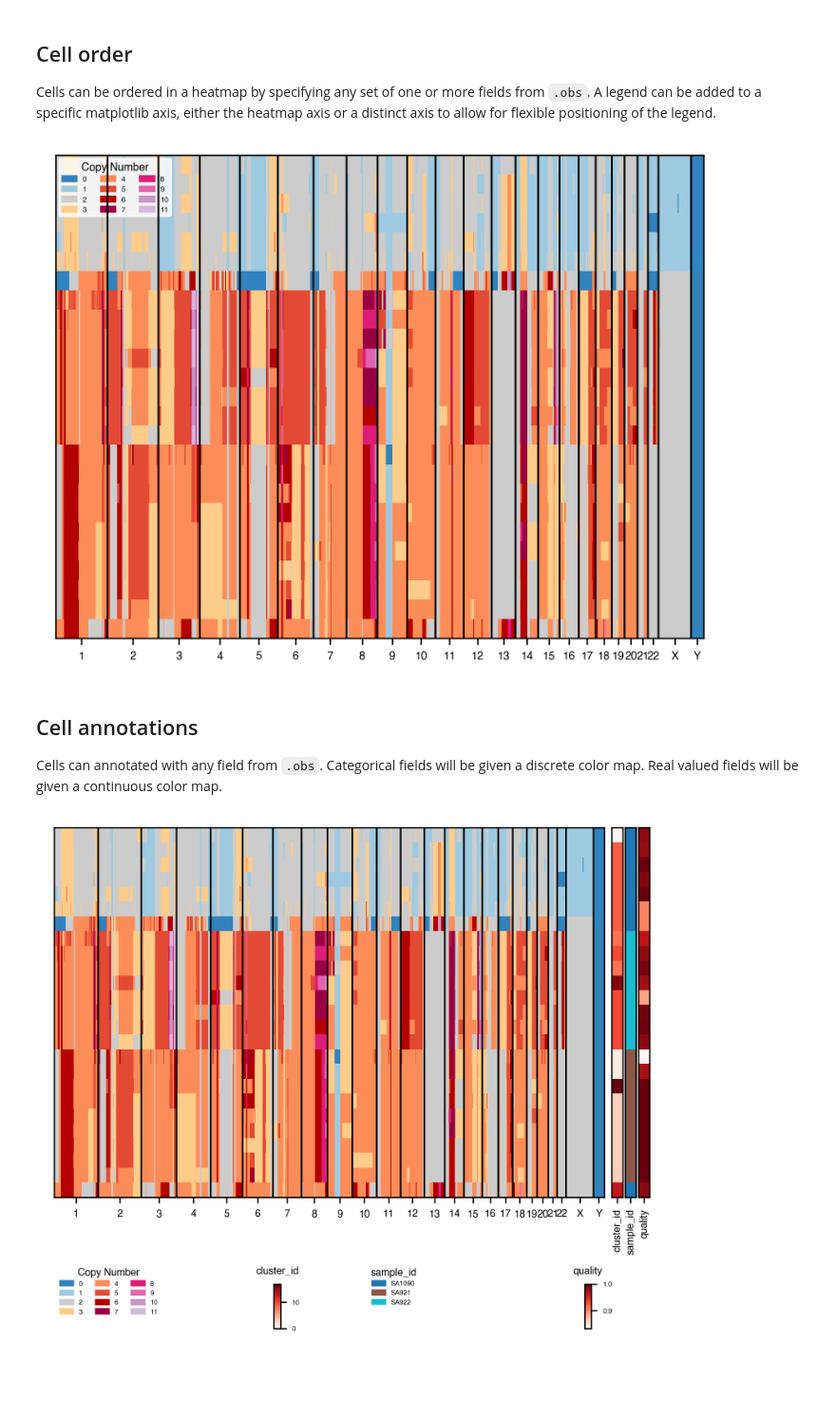
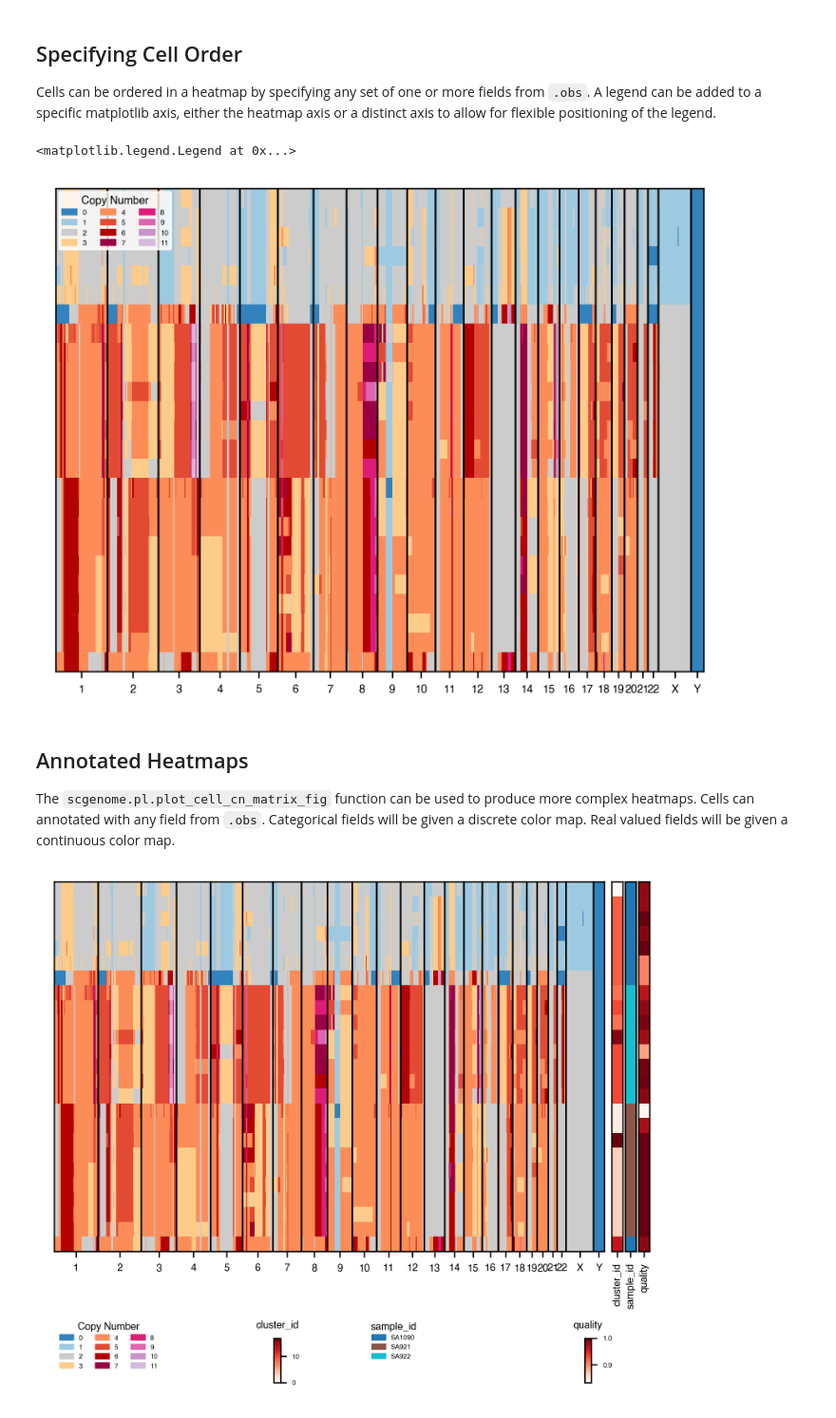
Before and after one commit to shahcompbio/scgenome-deprecated, a Jupyter notebook: docs/notebooks/heatmap.ipynb, the cells around one changed output. Shown at 95% size. Cells and saved outputs as stored; diff of their text form; code cells hidden in the pictures; blank space fills up the shorter version.

```diff
--- a/docs/notebooks/heatmap.ipynb
+++ b/docs/notebooks/heatmap.ipynb
@@ -15,20 +32,21 @@ g = scgenome.pl.plot_cell_cn_matrix(adata)
 # %% [markdown]
 
-## Cell order
+## Specifying Cell Order
 
 Cells can be ordered in a heatmap by specifying any set of one or more fields from `.obs`.  A legend can be added to a specific matplotlib axis, either the heatmap axis or a distinct axis to allow for flexible positioning of the legend.
 # %%
 
 g = scgenome.pl.plot_cell_cn_matrix(
     adata,
-    cell_order_fields=['cell_order'],
-    ax_legend=plt.gca())
+    cell_order_fields=['cell_order'])
+scgenome.pl.cn_legend(plt.gca())
 # %% [output]
+<matplotlib.legend.Legend at 0x...>
-[figure, old version]
+[figure, new version]
 # %% [markdown]
 
-## Cell annotations
+## Annotated Heatmaps
 
-Cells can annotated with any field from `.obs`.  Categorical fields will be given a discrete color map.  Real valued fields will be given a continuous color map.
+The `scgenome.pl.plot_cell_cn_matrix_fig` function can be used to produce more complex heatmaps.  Cells can annotated with any field from `.obs`.  Categorical fields will be given a discrete color map.  Real valued fields will be given a continuous color map.
 # %%
 
```
Also changed, not shown: parts of 8 cells of this notebook, 6 other files.
